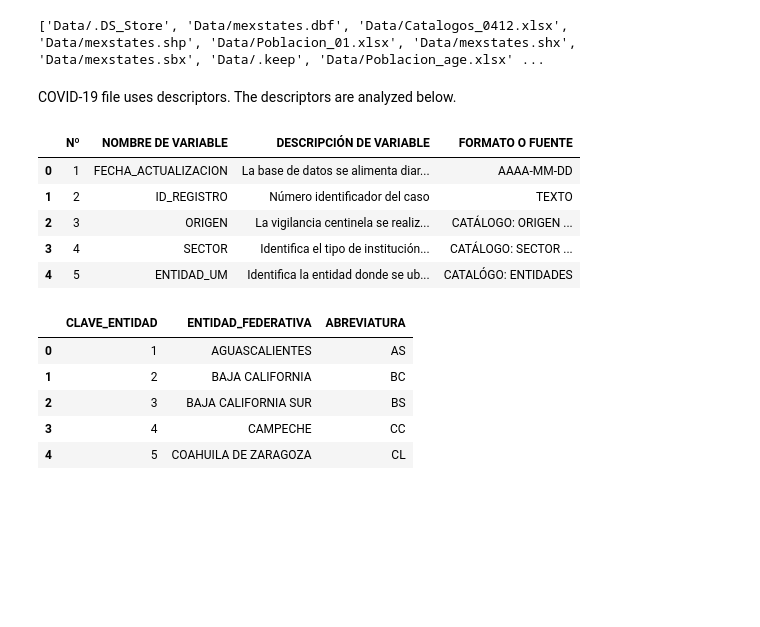
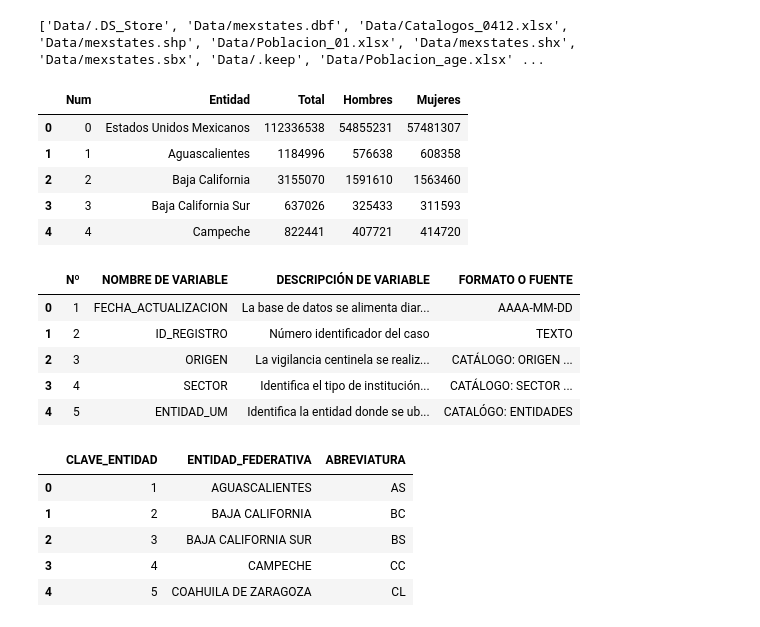
Before and after one commit to epg3/COVID_19_MX, a Jupyter notebook: EDA.ipynb, the cells around one changed output. Drawn from its saved outputs; the diff is of its cells as text; code cells hidden in the pictures; blank space fills up the shorter version.

```diff
--- a/EDA.ipynb
+++ b/EDA.ipynb
@@ -71,18 +71,28 @@ geo_states = gpd.read_file(path + "mexstates.shp")
 # Loading covid-19 file
 df_genera_mx = pd.read_csv(path +"200721COVID19MEXICO.csv", encoding='latin-1')
 df_general = df_genera_mx
-# %% [markdown]
-COVID-19 file uses descriptors. The descriptors are analyzed below.
 # %%
-df_descriptors = pd.read_excel(open(path + 'Descriptores_0419.xlsx', 'rb'))
-df_descriptors.head()
+#Population data
+df_population = pd.read_excel(open(path + 'Poblacion_01.xlsx', 'rb'))
+df_population.head()
 # %% [output]
-|  | Nº | NOMBRE DE VARIABLE | DESCRIPCIÓN DE VARIABLE | FORMATO O FUENTE |
-| 0 | 1 | FECHA_ACTUALIZACION | La base de datos se alimenta diar... | AAAA-MM-DD |
-| 1 | 2 | ID_REGISTRO | Número identificador del caso | TEXTO |
-| 2 | 3 | ORIGEN | La vigilancia centinela se realiz... | CATÁLOGO: ORIGEN ... |
-| 3 | 4 | SECTOR | Identifica el tipo de institución... | CATÁLOGO: SECTOR ... |
-| 4 | 5 | ENTIDAD_UM | Identifica la entidad donde se ub... | CATALÓGO: ENTIDADES |
+|  | Num | Entidad | Total | Hombres | Mujeres |
+| 0 | 0 | Estados Unidos Mexicanos | 112336538 | 54855231 | 57481307 |
+| 1 | 1 | Aguascalientes | 1184996 | 576638 | 608358 |
+| 2 | 2 | Baja California | 3155070 | 1591610 | 1563460 |
+| 3 | 3 | Baja California Sur | 637026 | 325433 | 311593 |
+| 4 | 4 | Campeche | 822441 | 407721 | 414720 |
+# %%
+#COVID-19 file uses descriptors. The descriptors are analyzed below.
+df_descriptors = pd.read_excel(open(path + 'Descriptores_0419.xlsx', 'rb'))
+df_descriptors.head()
+# %% [output]
+|  | Nº | NOMBRE DE VARIABLE | DESCRIPCIÓN DE VARIABLE | FORMATO O FUENTE |
+| 0 | 1 | FECHA_ACTUALIZACION | La base de datos se alimenta diar... | AAAA-MM-DD |
+| 1 | 2 | ID_REGISTRO | Número identificador del caso | TEXTO |
+| 2 | 3 | ORIGEN | La vigilancia centinela se realiz... | CATÁLOGO: ORIGEN ... |
+| 3 | 4 | SECTOR | Identifica el tipo de institución... | CATÁLOGO: SECTOR ... |
+| 4 | 5 | ENTIDAD_UM | Identifica la entidad donde se ub... | CATALÓGO: ENTIDADES |
 # %%
 df_states = pd.read_excel(open(path + 'Catalogos_0412.xlsx', 'rb'), sheet_name='Catálogo de ENTIDADES')
 df_states.head()
```
Also changed, not shown: parts of 54 cells of this notebook.
